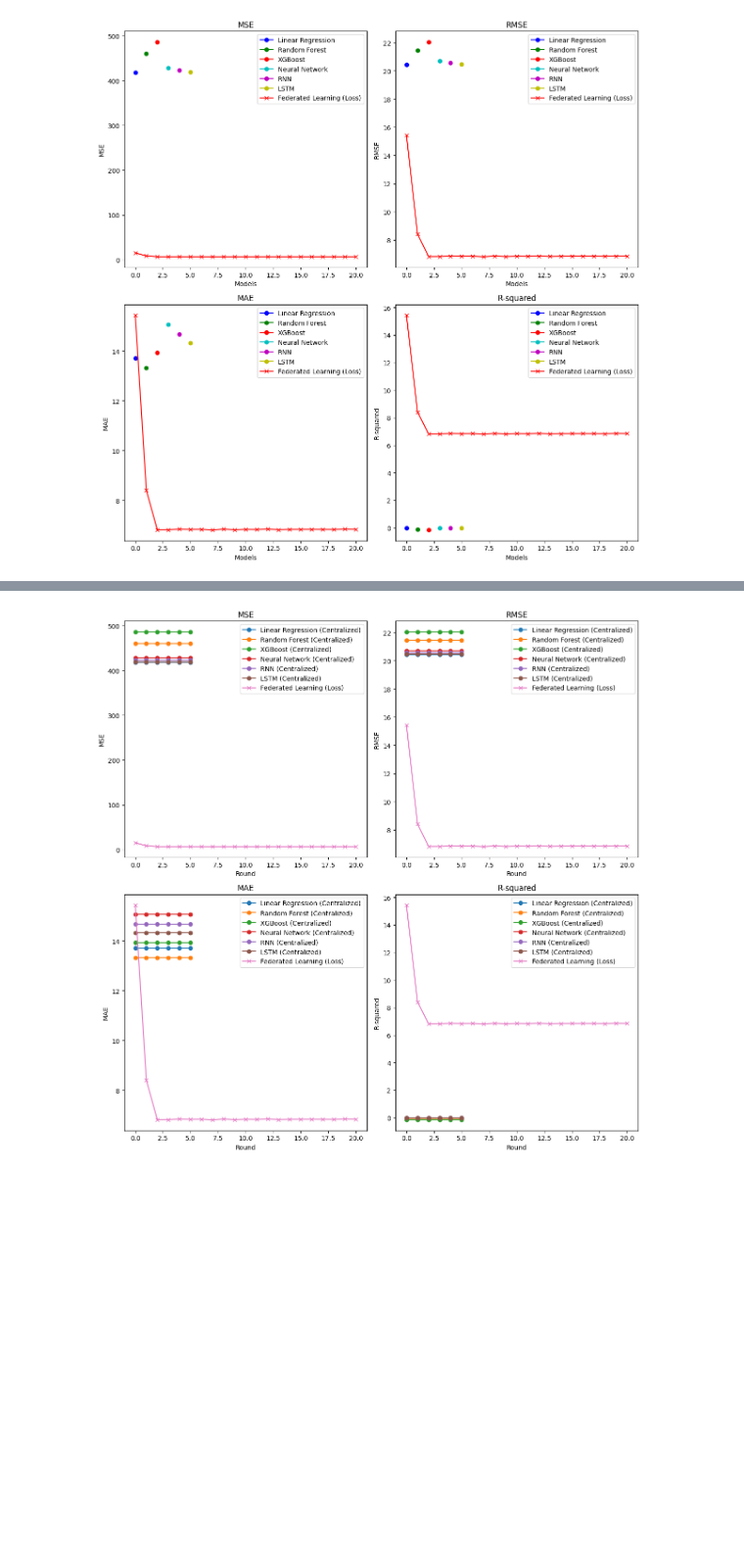
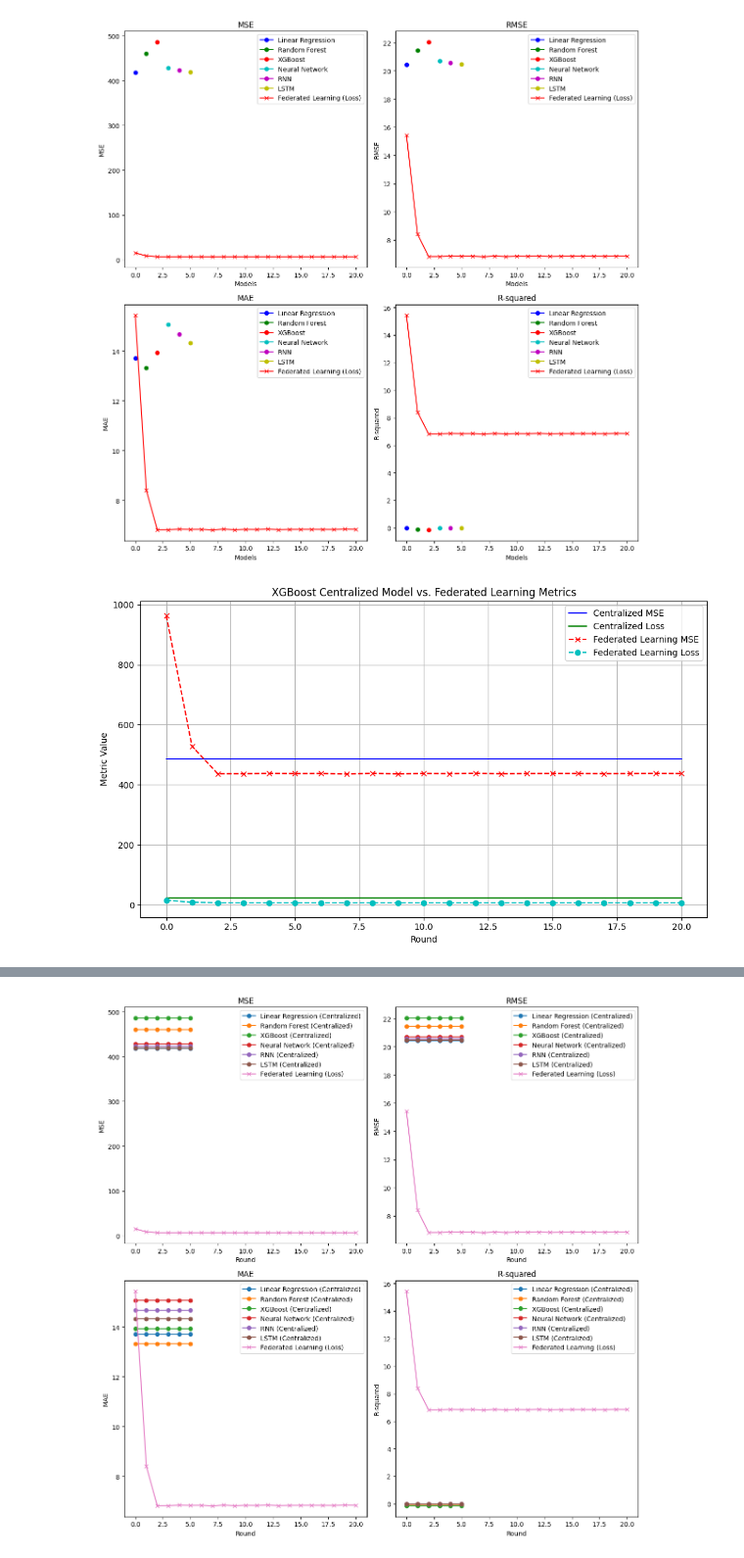
Before and after one commit to kirank981/Project_space, a Jupyter notebook: project_space.ipynb, the cells around one changed output, grey strips where cells are left out. Shown at 98% size. Drawn from its saved outputs; the diff is of its cells as text; code cells hidden in the pictures; blank space fills up the shorter version.

```diff
--- a/project_space.ipynb
+++ b/project_space.ipynb
@@ -2296,3 +2263,35 @@ plt.tight_layout()
 plt.show()
 # %% [output]
 [figure]
+# %%
+import matplotlib.pyplot as plt
+import numpy as np
+
+# Centralized model evaluation results
+central_eval_results = eval_results[:, 1:].astype(float)  # Exclude model names and convert to float
+
+# Plotting for XGBoost centralized model's MSE and loss metrics
+plt.figure(figsize=(10, 6))
+
+# Plot MSE values for XGBoost centralized model
+plt.plot(range(len(fl_loss)), central_eval_results[2, 0] * np.ones(len(fl_loss)), color='b', label='Centralized MSE')
+
+# Plot loss values for XGBoost centralized model
+plt.plot(range(len(fl_loss)), central_eval_results[2, 1] * np.ones(len(fl_loss)), color='g', label='Centralized Loss')
+
+# Plot FL evaluation MSE values for all rounds
+plt.plot(range(len(fl_mse)), fl_mse, marker='x', color='r', linestyle='dashed', label='Federated Learning MSE')
+
+# Plot FL evaluation loss values for all rounds
+plt.plot(range(len(fl_loss)), fl_loss, marker='o', color='c', linestyle='dashed', label='Federated Learning Loss')
+
+plt.title('XGBoost Centralized Model vs. Federated Learning Metrics')
+plt.xlabel('Round')
+plt.ylabel('Metric Value')
+plt.legend()
+plt.grid(True)
+
+plt.tight_layout()
+plt.show()
+# %% [output]
+[figure, added]
```
Also changed, not shown: parts of 5 cells of this notebook.
